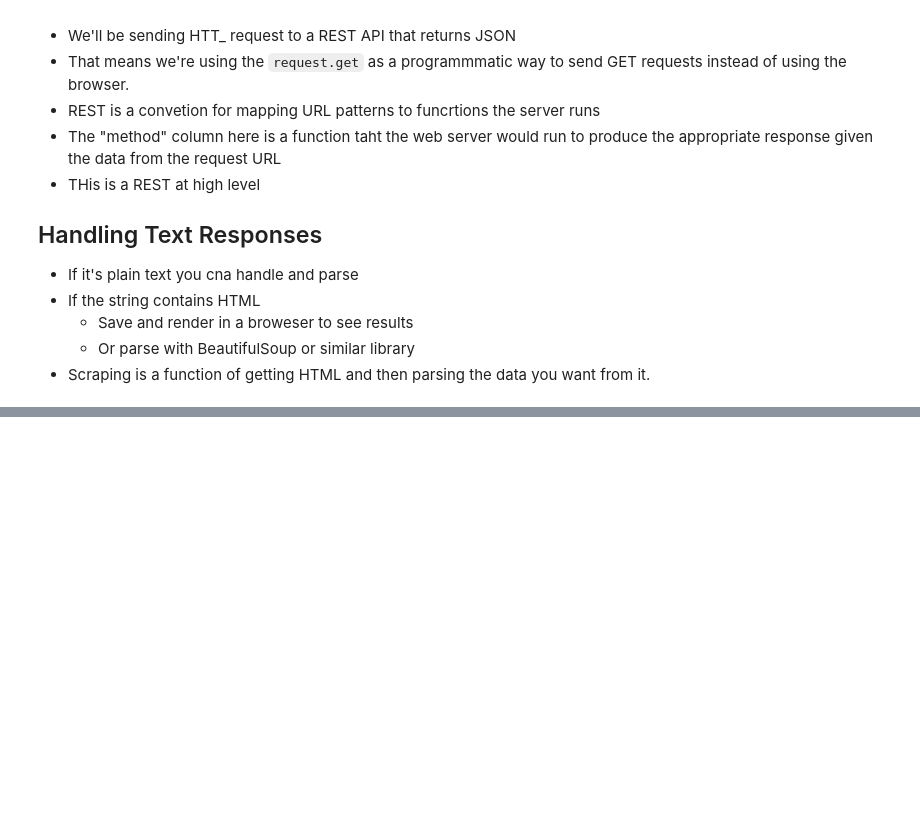
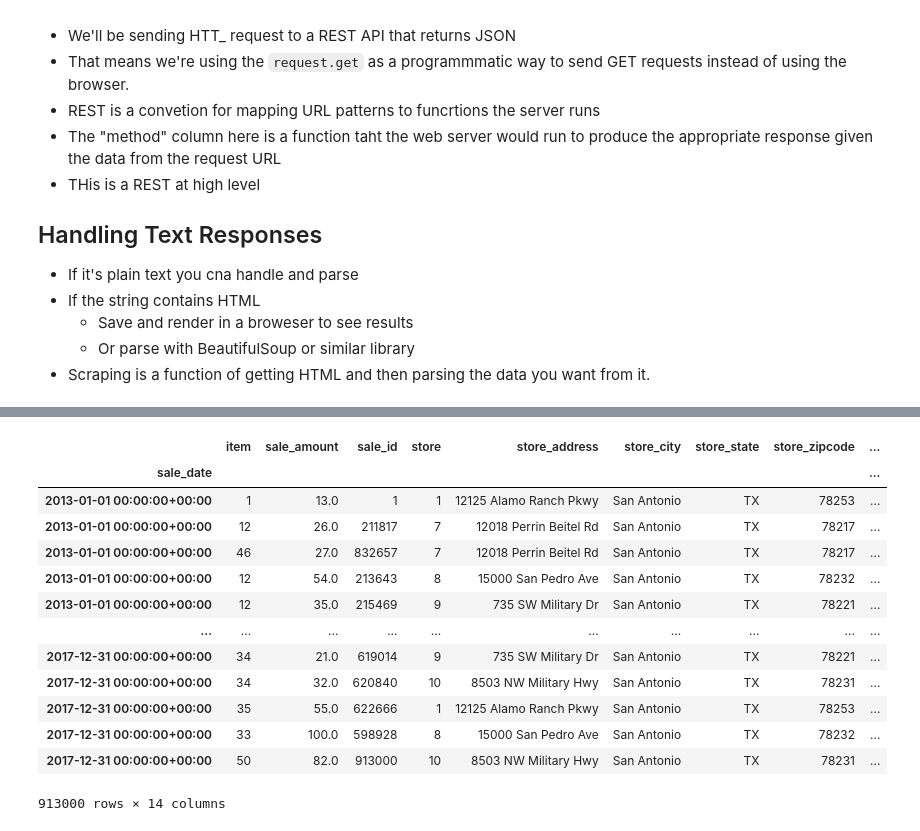
Before and after one commit to guedanie/ds-methodologies-exercises, a Jupyter notebook: time_series/time_series_class_notes.ipynb, the cells around one changed output, grey strips where cells are left out. Drawn from its saved outputs; the diff is of its cells as text; code cells hidden in the pictures; blank space fills up the shorter version.

```diff
--- a/time_series/time_series_class_notes.ipynb
+++ b/time_series/time_series_class_notes.ipynb
@@ -90,0 +162,17 @@ import pandas as pd
+# %%
+df
+# %% [output]
+|  | item | sale_amount | sale_id | store | store_address | store_city | store_state | store_zipcode | ... |
+| sale_date |  |  |  |  |  |  |  |  | ... |
+| 2013-01-01 00:00:00+00:00 | 1 | 13.0 | 1 | 1 | 12125 Alamo Ranch Pkwy | San Antonio | TX | 78253 | ... |
+| 2013-01-01 00:00:00+00:00 | 12 | 26.0 | 211817 | 7 | 12018 Perrin Beitel Rd | San Antonio | TX | 78217 | ... |
+| 2013-01-01 00:00:00+00:00 | 46 | 27.0 | 832657 | 7 | 12018 Perrin Beitel Rd | San Antonio | TX | 78217 | ... |
+| 2013-01-01 00:00:00+00:00 | 12 | 54.0 | 213643 | 8 | 15000 San Pedro Ave | San Antonio | TX | 78232 | ... |
+| 2013-01-01 00:00:00+00:00 | 12 | 35.0 | 215469 | 9 | 735 SW Military Dr | San Antonio | TX | 78221 | ... |
+| ... | ... | ... | ... | ... | ... | ... | ... | ... | ... |
+| 2017-12-31 00:00:00+00:00 | 34 | 21.0 | 619014 | 9 | 735 SW Military Dr | San Antonio | TX | 78221 | ... |
+| 2017-12-31 00:00:00+00:00 | 34 | 32.0 | 620840 | 10 | 8503 NW Military Hwy | San Antonio | TX | 78231 | ... |
+| 2017-12-31 00:00:00+00:00 | 35 | 55.0 | 622666 | 1 | 12125 Alamo Ranch Pkwy | San Antonio | TX | 78253 | ... |
+| 2017-12-31 00:00:00+00:00 | 33 | 100.0 | 598928 | 8 | 15000 San Pedro Ave | San Antonio | TX | 78232 | ... |
+| 2017-12-31 00:00:00+00:00 | 50 | 82.0 | 913000 | 10 | 8503 NW Military Hwy | San Antonio | TX | 78231 | ... |
+913000 rows × 14 columns
```
Also changed, not shown: parts of 33 cells of this notebook.
